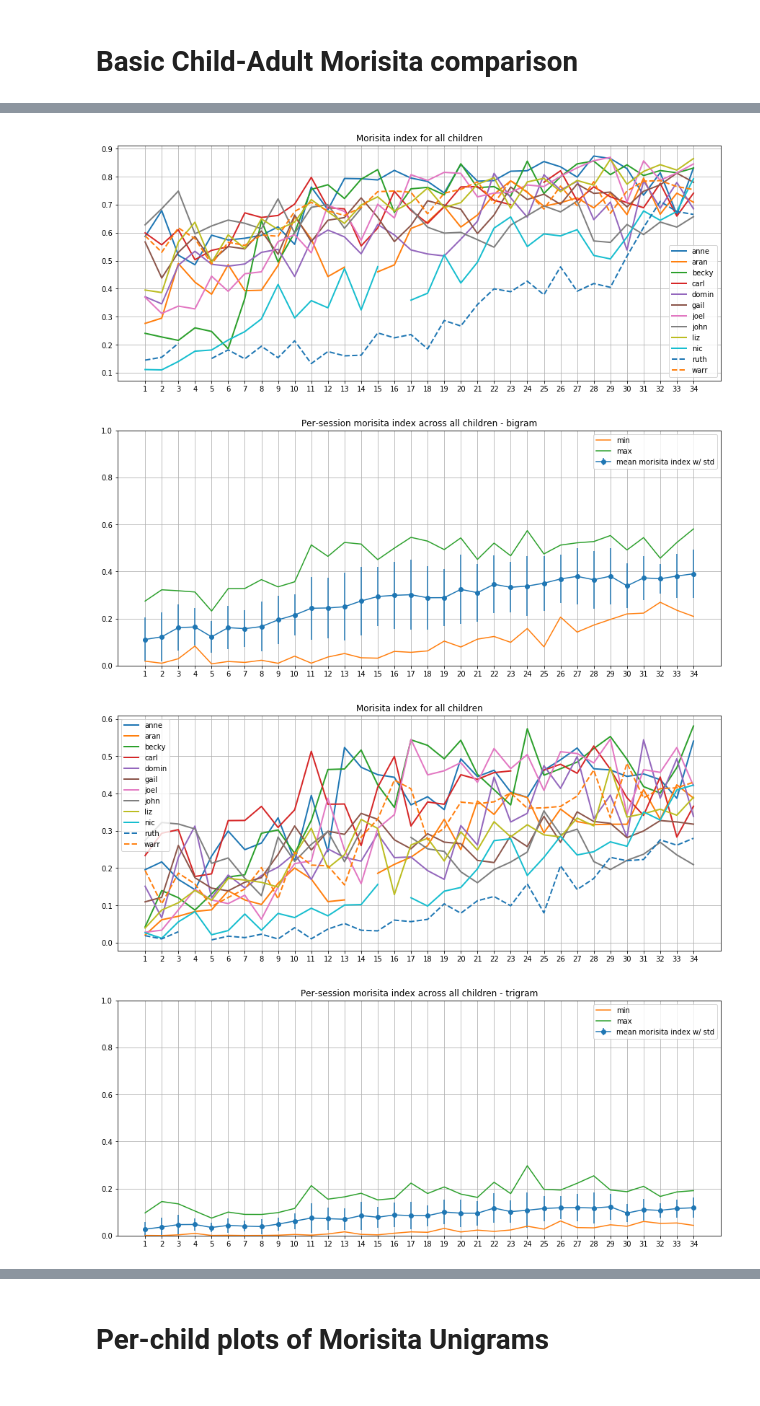
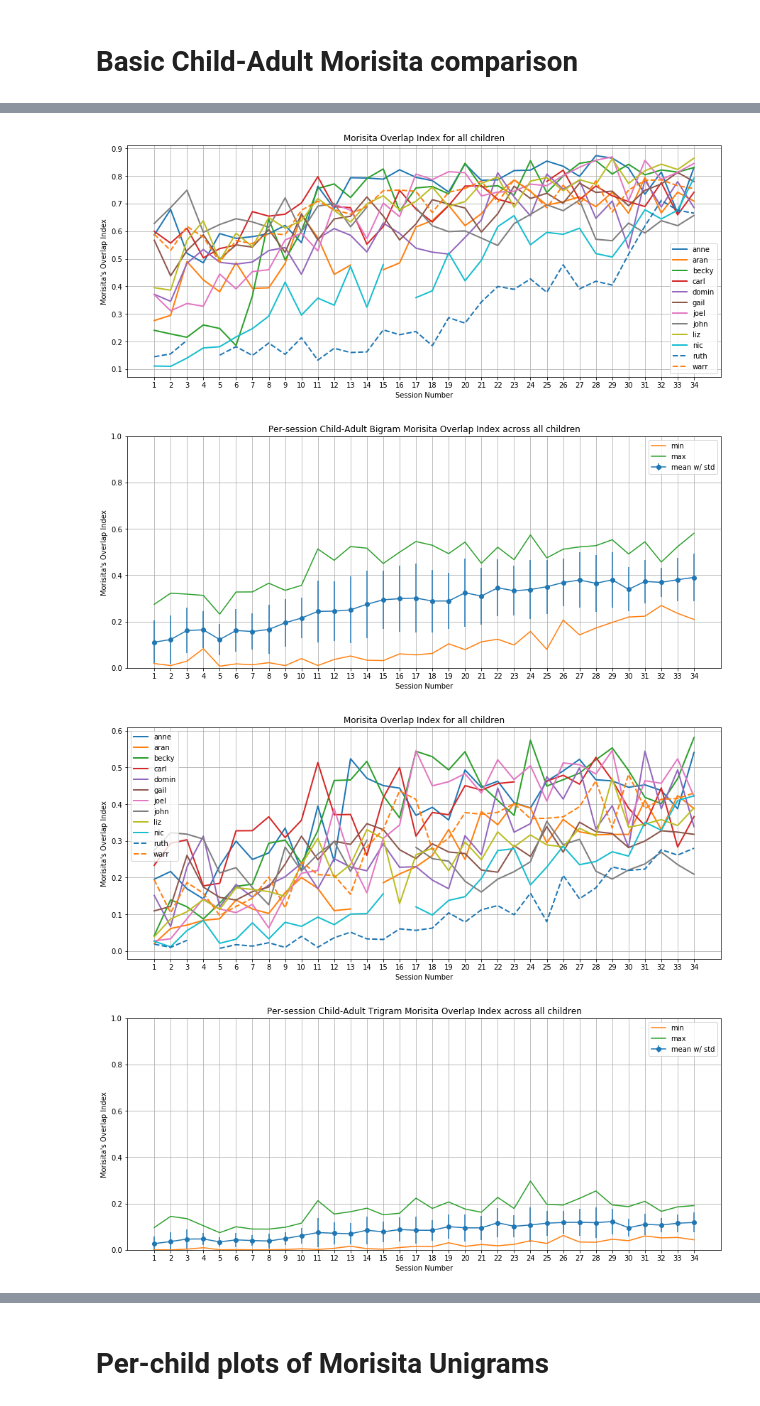
Before and after one commit to pfeyz/formulae-project, a Jupyter notebook: Morisita.ipynb, the cells around one changed output, grey strips where cells are left out. Cells and saved outputs as stored; diff of their text form; code cells hidden in the pictures.

```diff
--- a/Morisita.ipynb
+++ b/Morisita.ipynb
@@ -20,4 +40,11 @@ from dataset import get_manchester
 # %%
+%matplotlib inline
+import pandas as pd
+import numpy as np
+import matplotlib.pyplot as plt
+
+from dataset import get_manchester
+
 def morisita(a, b, drop_zeros=False, randomize=False):
     if randomize:
         b.index = np.random.permutation(b.index)
@@ -41,3 +68,12 @@ def morisita_adult_adult(df, corpus1, corpus2):
     adult1 = df[df.speaker.eq('MOT') & df.corpus.eq(corpus1)].ngram.value_counts()
     adult2 = df[df.speaker.eq('MOT') & df.corpus.eq(corpus2)].ngram.value_counts()
     return morisita(adult1, adult2)
+
+def per_session_plot(title):
+    plt.grid()
+    plt.xticks(np.arange(1,35))
+    plt.title(title)
+    plt.legend()
+    plt.xlabel('Session Number')
+    plt.ylabel("Morisita's Overlap Index")
+    plt.show()
@@ -85,15 +116,15 @@ def plot_all_children_together(df, name):
         plot_child(df, child, 2, next(styles), plot=False)
 
     plt.legend();
-    per_session_plot('Morisita index for all children')
+    per_session_plot('Morisita Overlap Index for all children')
 
 for dataset, name in zip([unigrams, bigrams, trigrams], ['unigram', 'bigram', 'trigram']):
     groups = dataset.groupby(['corpus', 'session']).apply(morisita_child_adult)
     stats = groups.groupby(level='session').describe()
-    plt.errorbar(stats.index, stats['mean'], stats['std'], label='mean morisita index w/ std', marker='o');
+    plt.errorbar(stats.index, stats['mean'], stats['std'], label='mean w/ std', marker='o');
     plt.plot(stats.index, stats['min'])
     plt.plot(stats.index, stats['max'])
     plt.ylim(0, 1)
-    per_session_plot('Per-session morisita index across all children - {}'.format(name))
+    per_session_plot('Per-session child-adult {} Morisita overlap index across all children'.format(name.capitalize()))
     plot_all_children_together(dataset, name)
 # %% [output]
@@ -101,4 +132,4 @@ for dataset, name in zip([unigrams, bigrams, trigrams], ['unigram', 'bigram', 't
-[figure, old version]
+[figure, new version]
-[figure, old version]
+[figure, new version]
-[figure, old version]
+[figure, new version]
-[figure, old version]
+[figure, new version]
```
Also changed, not shown: parts of 32 cells of this notebook.
